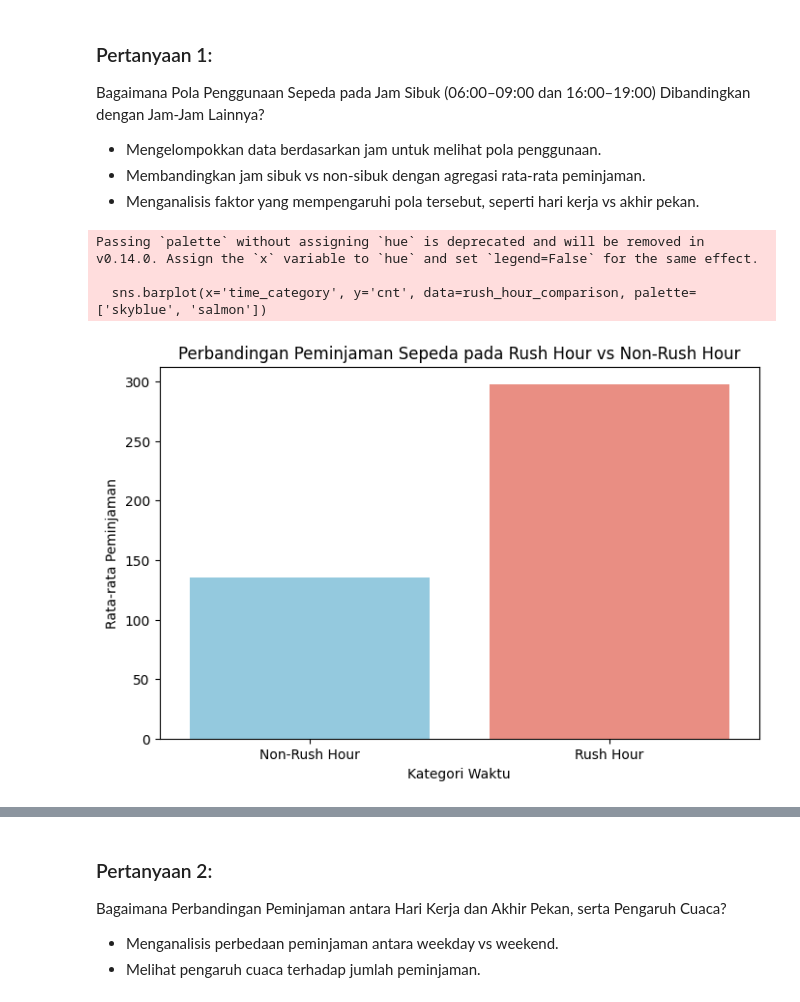
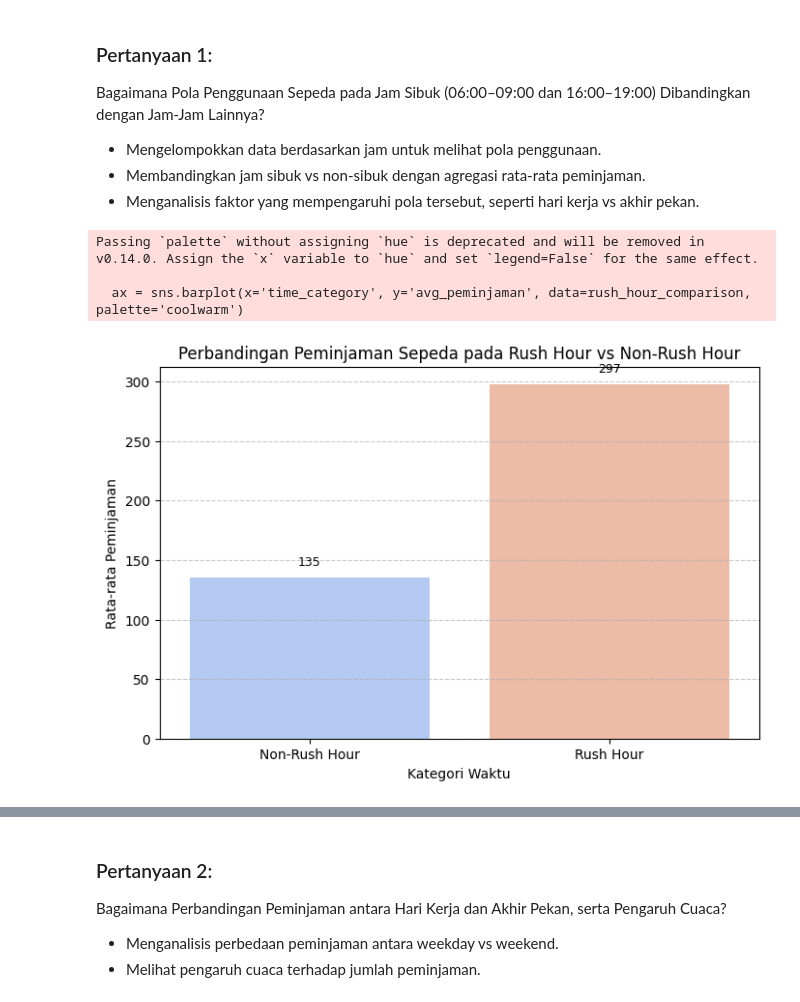
Before and after one commit to spicynoon/bike_sharing, a Jupyter notebook: Yandiyan_Dicoding_Proyek Analisis Data.ipynb, the cells around one changed output, grey strips where cells are left out. Saved outputs shown, nothing was run; the diff lists cells and outputs as text; code cells hidden in the pictures.

```diff
--- a/Yandiyan_Dicoding_Proyek Analisis Data.ipynb
+++ b/Yandiyan_Dicoding_Proyek Analisis Data.ipynb
@@ -460,3 +946,22 @@ Passing `palette` without assigning `hue` is deprecated and will be removed in v
 - suhu ideal untuk bersepeda adalah warm
 # %% [markdown]
 ### Pengguna Casual vs Registered
+# %%
+#perbandingan pengguna casual vs registered per hari
+plt.figure(figsize=(8,5), dpi=100)
+ax = sns.boxplot(data=df_day[['casual', 'registered']], palette=["skyblue", "salmon"])
+
+#menambahkan label dan judul
+plt.xlabel("Tipe Pengguna", fontsize=10)
+plt.ylabel("Jumlah Peminjaman", fontsize=10)
+plt.title("Perbandingan Pengguna Casual vs Registered (Day)", fontsize=12)
+
+#menambahkan anotasi median peminjaman per kategori pengguna
+median_values = df_day[['casual', 'registered']].median()
+for i, median in enumerate(median_values):
+    ax.text(i, median + 100, f'{int(median):,}', ha='center', va='bottom', fontsize=9, color='black')
+
+#menambahkan grid untuk memperjelas perbedaan jumlah peminjaman
+plt.grid(axis='y', linestyle='--', alpha=0.7)
+
+plt.show()
@@ -486,27 +1011,41 @@ Bagaimana Pola Penggunaan Sepeda pada Jam Sibuk (06:00–09:00 dan 16:00–19:00
 # %%
 #analis jam sibuk vs non-sibuk
 
-# definisi jam sibuk
+#definisi jam sibuk
 rush_hours = list(range(6, 10)) + list(range(16, 20))
 
-# kategori waktu rush hour vs non-rush hour
-df_hour['time_category'] = df_hour['hr'].apply(lambda x: 'Rush Hour' if x in rush_hours else 'Non-Rush Hour')
+#kategori waktu rush hour vs non-rush hour
+if 'hr' in df_hour.columns:
+    df_hour['time_category'] = df_hour['hr'].apply(lambda x: 'Rush Hour' if x in rush_hours else 'Non-Rush Hour')
 
-# agregasi jumlah peminjaman rata-rata berdasarkan kategori waktu
-rush_hour_comparison = df_hour.groupby('time_category')['cnt'].mean().reset_index()
+#agregasi jumlah peminjaman berdasarkan kategori waktu
+rush_hour_comparison = df_hour.groupby('time_category').agg(
+    avg_peminjaman=('cnt', 'mean'),
+    total_peminjaman=('cnt', 'sum')
+).reset_index()
 
-# visualisasi
-plt.figure(figsize=(8,5))
-sns.barplot(x='time_category', y='cnt', data=rush_hour_comparison, palette=['skyblue', 'salmon'])
-plt.xlabel("Kategori Waktu")
-plt.ylabel("Rata-rata Peminjaman")
-plt.title("Perbandingan Peminjaman Sepeda pada Rush Hour vs Non-Rush Hour")
+#visualisasi
+plt.figure(figsize=(8,5), dpi=100)
+ax = sns.barplot(x='time_category', y='avg_peminjaman', data=rush_hour_comparison, palette='coolwarm')
+
+#menambahkan label dan judul
+plt.xlabel("Kategori Waktu", fontsize=10)
+plt.ylabel("Rata-rata Peminjaman", fontsize=10)
+plt.title("Perbandingan Peminjaman Sepeda pada Rush Hour vs Non-Rush Hour", fontsize=12)
+
+#menambahkan anotasi jumlah peminjaman di setiap kategori waktu
+for i, row in rush_hour_comparison.iterrows():
+    ax.text(i, row.avg_peminjaman + 10, f'{int(row.avg_peminjaman):,}', ha='center', fontsize=9, color='black')
+
+#menambahkan grid untuk memperjelas perbedaan jumlah peminjaman
+plt.grid(axis='y', linestyle='--', alpha=0.7)
+
 plt.show()
 # %% [output]
 Passing `palette` without assigning `hue` is deprecated and will be removed in v0.14.0. Assign the `x` variable to `hue` and set `legend=False` for the same effect.
 
-  sns.barplot(x='time_category', y='cnt', data=rush_hour_comparison, palette=['skyblue', 'salmon'])
+  ax = sns.barplot(x='time_category', y='avg_peminjaman', data=rush_hour_comparison, palette='coolwarm')
-[figure, old version]
+[figure, new version]
 # %%
 #analisis hari kerja vs akhir pekan
 
```
Also changed, not shown: parts of 73 cells of this notebook, 6 other files.
